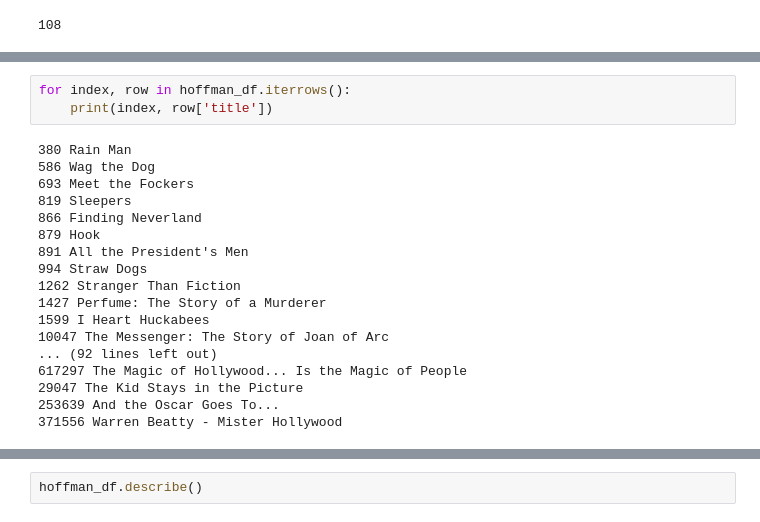
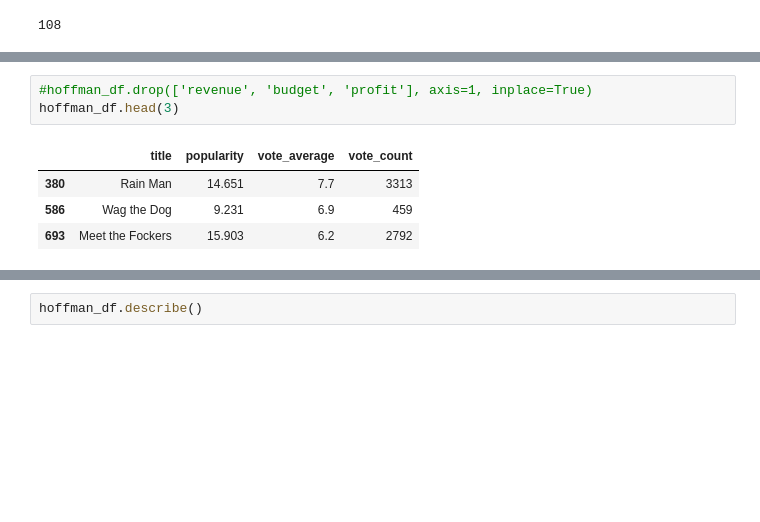
Before and after one commit to faltisco/Choose_Genre, a Jupyter notebook: EDA on TMDB.ipynb, the cells around one changed output, grey strips where cells are left out. Drawn from its saved outputs; the diff is of its cells as text; blank space fills up the shorter version.

```diff
--- a/EDA on TMDB.ipynb
+++ b/EDA on TMDB.ipynb
@@ -76,21 +77,8 @@ hoffman_df
-# %%
-for index, row in hoffman_df.iterrows():
-    print(index, row['title'])
-# %% [output]
-380 Rain Man
-586 Wag the Dog
-693 Meet the Fockers
-819 Sleepers
-866 Finding Neverland
-879 Hook
-891 All the President's Men
-994 Straw Dogs
-1262 Stranger Than Fiction
-1427 Perfume: The Story of a Murderer
-1599 I Heart Huckabees
-10047 The Messenger: The Story of Joan of Arc
-... (92 lines left out)
-617297 The Magic of Hollywood... Is the Magic of People
-29047 The Kid Stays in the Picture
-253639 And the Oscar Goes To...
-371556 Warren Beatty - Mister Hollywood
+# %%
+#hoffman_df.drop(['revenue', 'budget', 'profit'], axis=1, inplace=True)
+hoffman_df.head(3)
+# %% [output]
+|  | title | popularity | vote_average | vote_count |
+| 380 | Rain Man | 14.651 | 7.7 | 3313 |
+| 586 | Wag the Dog | 9.231 | 6.9 | 459 |
+| 693 | Meet the Fockers | 15.903 | 6.2 | 2792 |
```
Also changed, not shown: parts of 5 cells of this notebook, 1 other file.
